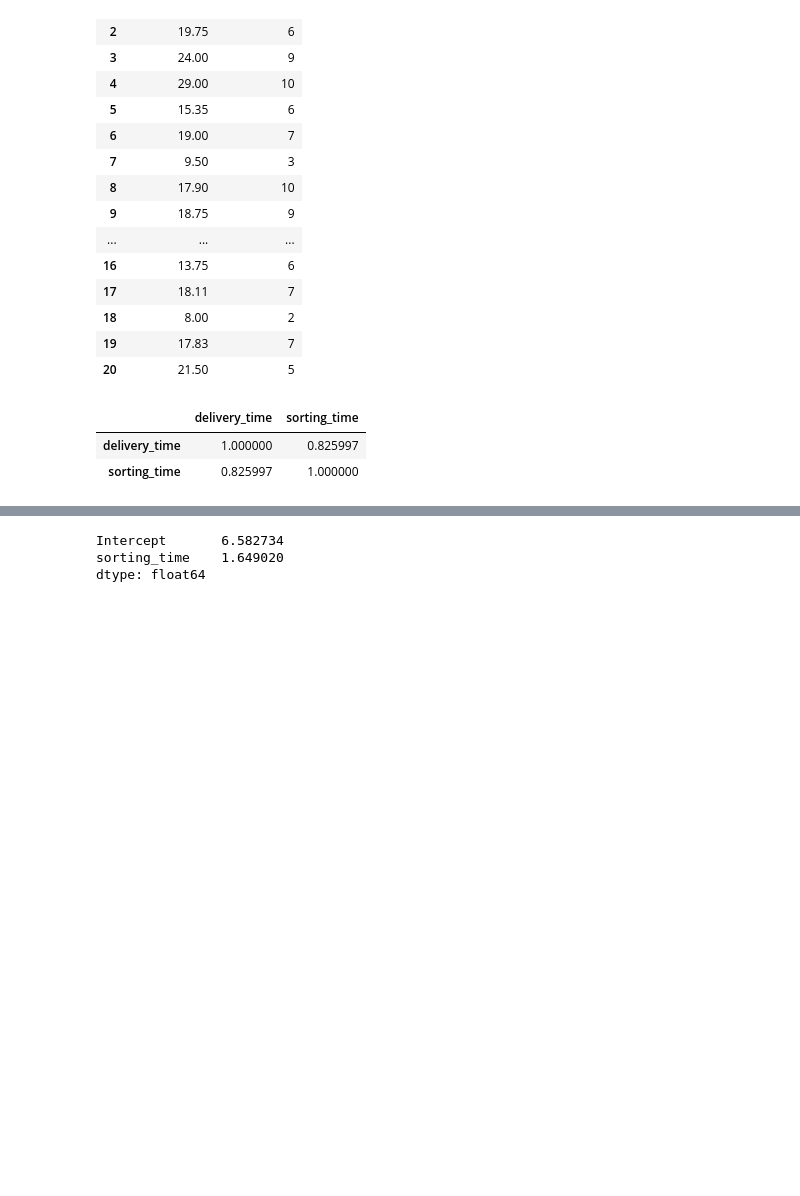
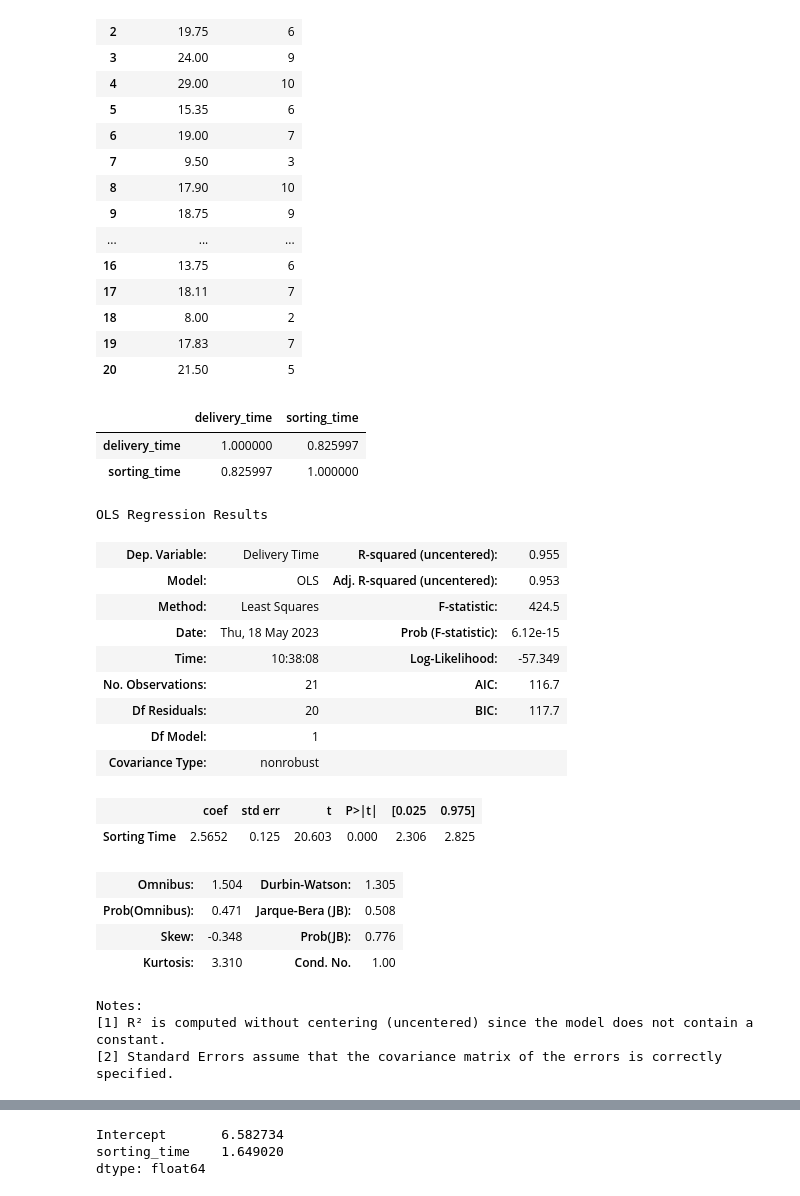
Before and after one commit to bhanupriya9916/bhanu121998, a Jupyter notebook: Assignments_3_simple_linear_regression.ipynb, the cells around one changed output, grey strips where cells are left out. Cells and saved outputs as stored; diff of their text form; code cells hidden in the pictures; blank space fills up the shorter version.

```diff
--- a/Assignments_3_simple_linear_regression.ipynb
+++ b/Assignments_3_simple_linear_regression.ipynb
@@ -100,0 +92,24 @@ dataset.corr()
+# %%
+model = sm.OLS(y, x).fit()
+predictions = model.predict(x)
+model.summary()
+# %% [output]
+OLS Regression Results
+| Dep. Variable: | Delivery Time | R-squared (uncentered): | 0.955 |
+| Model: | OLS | Adj. R-squared (uncentered): | 0.953 |
+| Method: | Least Squares | F-statistic: | 424.5 |
+| Date: | Thu, 18 May 2023 | Prob (F-statistic): | 6.12e-15 |
+| Time: | 10:38:08 | Log-Likelihood: | -57.349 |
+| No. Observations: | 21 | AIC: | 116.7 |
+| Df Residuals: | 20 | BIC: | 117.7 |
+| Df Model: | 1 |  |  |
+| Covariance Type: | nonrobust |  |  |
+|  | coef | std err | t | P>|t| | [0.025 | 0.975] |
+| Sorting Time | 2.5652 | 0.125 | 20.603 | 0.000 | 2.306 | 2.825 |
+| Omnibus: | 1.504 | Durbin-Watson: | 1.305 |
+| Prob(Omnibus): | 0.471 | Jarque-Bera (JB): | 0.508 |
+| Skew: | -0.348 | Prob(JB): | 0.776 |
+| Kurtosis: | 3.310 | Cond. No. | 1.00 |
+Notes:
+[1] R² is computed without centering (uncentered) since the model does not contain a constant.
+[2] Standard Errors assume that the covariance matrix of the errors is correctly specified.
```
Also changed, not shown: parts of 34 cells of this notebook.
